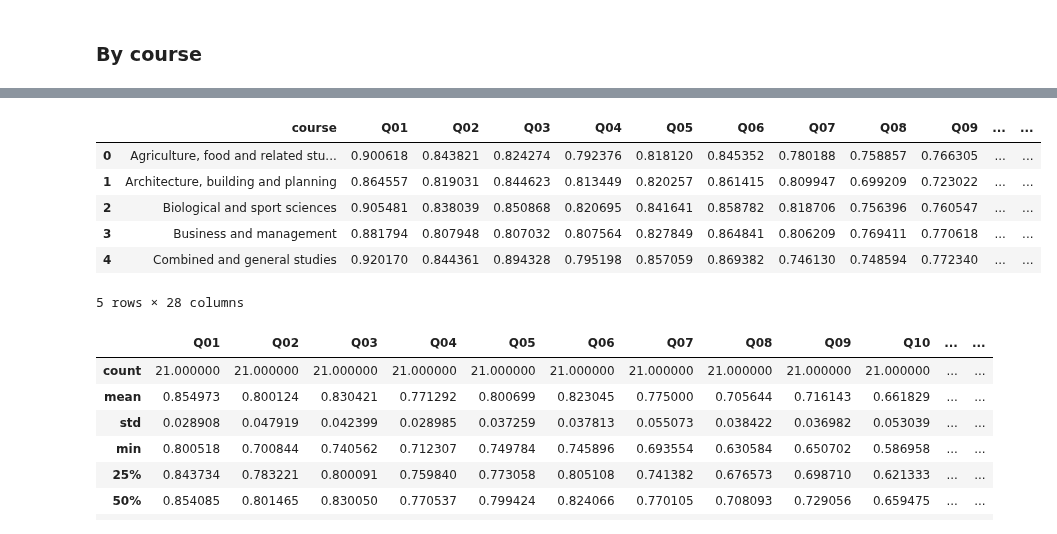
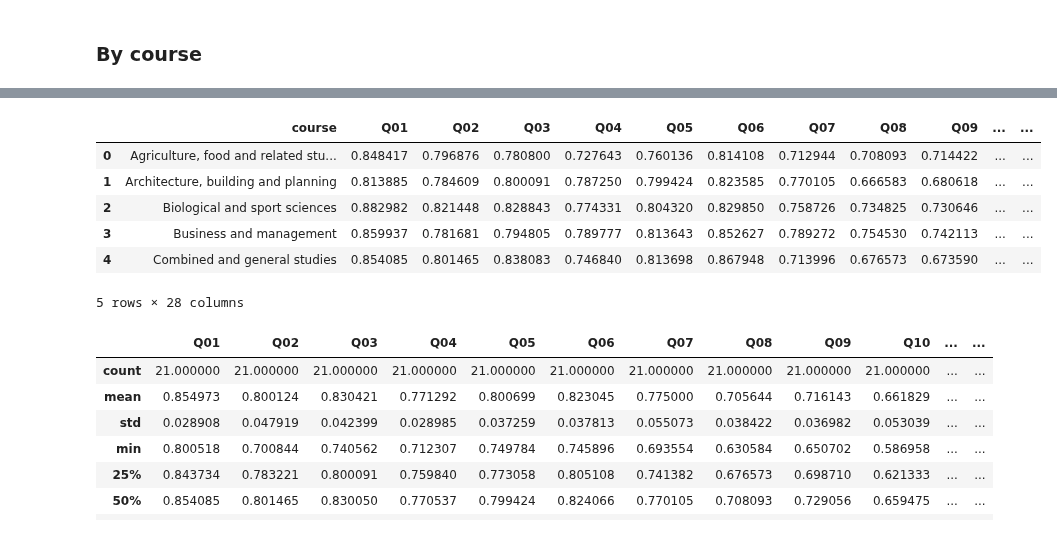
Before and after one commit to szelesaron/dissertation-code, a Jupyter notebook: EDA.ipynb, the cells around one changed output, grey strips where cells are left out. Drawn from its saved outputs; the diff is of its cells as text; code cells hidden in the pictures.

```diff
--- a/EDA.ipynb
+++ b/EDA.ipynb
@@ -356,12 +258,12 @@ course_1819.head()
 # %%
-course_1819.head()
+course_2122.head()
 # %% [output]
 |  | course | Q01 | Q02 | Q03 | Q04 | Q05 | Q06 | Q07 | Q08 | Q09 | ... | ... |
-| 0 | Agriculture, food and related stu... | 0.900618 | 0.843821 | 0.824274 | 0.792376 | 0.818120 | 0.845352 | 0.780188 | 0.758857 | 0.766305 | ... | ... |
-| 1 | Architecture, building and planning | 0.864557 | 0.819031 | 0.844623 | 0.813449 | 0.820257 | 0.861415 | 0.809947 | 0.699209 | 0.723022 | ... | ... |
-| 2 | Biological and sport sciences | 0.905481 | 0.838039 | 0.850868 | 0.820695 | 0.841641 | 0.858782 | 0.818706 | 0.756396 | 0.760547 | ... | ... |
-| 3 | Business and management | 0.881794 | 0.807948 | 0.807032 | 0.807564 | 0.827849 | 0.864841 | 0.806209 | 0.769411 | 0.770618 | ... | ... |
-| 4 | Combined and general studies | 0.920170 | 0.844361 | 0.894328 | 0.795198 | 0.857059 | 0.869382 | 0.746130 | 0.748594 | 0.772340 | ... | ... |
+| 0 | Agriculture, food and related stu... | 0.848417 | 0.796876 | 0.780800 | 0.727643 | 0.760136 | 0.814108 | 0.712944 | 0.708093 | 0.714422 | ... | ... |
+| 1 | Architecture, building and planning | 0.813885 | 0.784609 | 0.800091 | 0.787250 | 0.799424 | 0.823585 | 0.770105 | 0.666583 | 0.680618 | ... | ... |
+| 2 | Biological and sport sciences | 0.882982 | 0.821448 | 0.828843 | 0.774331 | 0.804320 | 0.829850 | 0.758726 | 0.734825 | 0.730646 | ... | ... |
+| 3 | Business and management | 0.859937 | 0.781681 | 0.794805 | 0.789777 | 0.813643 | 0.852627 | 0.789272 | 0.754530 | 0.742113 | ... | ... |
+| 4 | Combined and general studies | 0.854085 | 0.801465 | 0.838083 | 0.746840 | 0.813698 | 0.867948 | 0.713996 | 0.676573 | 0.673590 | ... | ... |
 5 rows × 28 columns
 # %%
 course_2122.describe()
```
Also changed, not shown: parts of 16 cells of this notebook.
